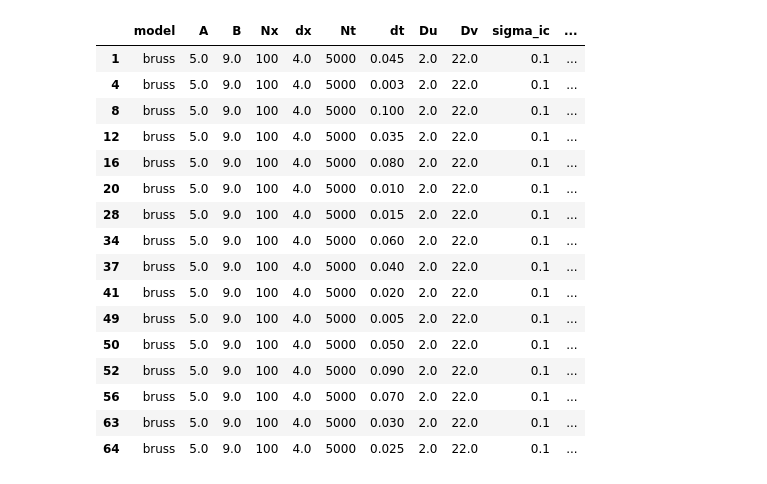
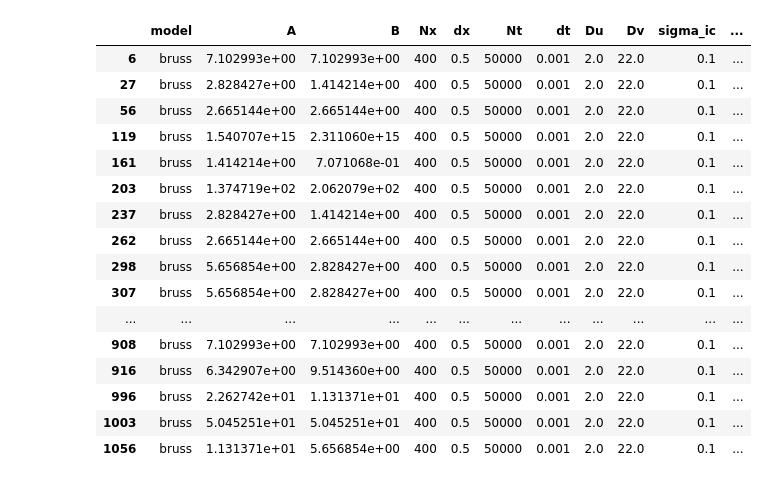
Before and after one commit to valentinvogt/pde-solvers-cuda, a Jupyter notebook: analysis/db.ipynb, the cells around one changed output. Saved outputs shown, nothing was run; the diff lists cells and outputs as text; code cells hidden in the pictures.

```diff
--- a/analysis/db.ipynb
+++ b/analysis/db.ipynb
@@ -40,25 +42,25 @@ array(['bruss_blowup'], dtype=object)
 # %%
 df = df0.copy()
-df = df[(df["run_id"] == 'bruss_blowup') & (df["dx"] == 4.0)]
+df = df[(df["run_id"] == 'vary_ab_exp')]
 df
 # %% [output]
 |  | model | A | B | Nx | dx | Nt | dt | Du | Dv | sigma_ic | ... |
-| 1 | bruss | 5.0 | 9.0 | 100 | 4.0 | 5000 | 0.045 | 2.0 | 22.0 | 0.1 | ... |
-| 4 | bruss | 5.0 | 9.0 | 100 | 4.0 | 5000 | 0.003 | 2.0 | 22.0 | 0.1 | ... |
-| 8 | bruss | 5.0 | 9.0 | 100 | 4.0 | 5000 | 0.100 | 2.0 | 22.0 | 0.1 | ... |
-| 12 | bruss | 5.0 | 9.0 | 100 | 4.0 | 5000 | 0.035 | 2.0 | 22.0 | 0.1 | ... |
-| 16 | bruss | 5.0 | 9.0 | 100 | 4.0 | 5000 | 0.080 | 2.0 | 22.0 | 0.1 | ... |
-| 20 | bruss | 5.0 | 9.0 | 100 | 4.0 | 5000 | 0.010 | 2.0 | 22.0 | 0.1 | ... |
-| 28 | bruss | 5.0 | 9.0 | 100 | 4.0 | 5000 | 0.015 | 2.0 | 22.0 | 0.1 | ... |
-| 34 | bruss | 5.0 | 9.0 | 100 | 4.0 | 5000 | 0.060 | 2.0 | 22.0 | 0.1 | ... |
-| 37 | bruss | 5.0 | 9.0 | 100 | 4.0 | 5000 | 0.040 | 2.0 | 22.0 | 0.1 | ... |
-| 41 | bruss | 5.0 | 9.0 | 100 | 4.0 | 5000 | 0.020 | 2.0 | 22.0 | 0.1 | ... |
-| 49 | bruss | 5.0 | 9.0 | 100 | 4.0 | 5000 | 0.005 | 2.0 | 22.0 | 0.1 | ... |
-| 50 | bruss | 5.0 | 9.0 | 100 | 4.0 | 5000 | 0.050 | 2.0 | 22.0 | 0.1 | ... |
-| 52 | bruss | 5.0 | 9.0 | 100 | 4.0 | 5000 | 0.090 | 2.0 | 22.0 | 0.1 | ... |
-| 56 | bruss | 5.0 | 9.0 | 100 | 4.0 | 5000 | 0.070 | 2.0 | 22.0 | 0.1 | ... |
-| 63 | bruss | 5.0 | 9.0 | 100 | 4.0 | 5000 | 0.030 | 2.0 | 22.0 | 0.1 | ... |
-| 64 | bruss | 5.0 | 9.0 | 100 | 4.0 | 5000 | 0.025 | 2.0 | 22.0 | 0.1 | ... |
+| 6 | bruss | 7.102993e+00 | 7.102993e+00 | 400 | 0.5 | 50000 | 0.001 | 2.0 | 22.0 | 0.1 | ... |
+| 27 | bruss | 2.828427e+00 | 1.414214e+00 | 400 | 0.5 | 50000 | 0.001 | 2.0 | 22.0 | 0.1 | ... |
+| 56 | bruss | 2.665144e+00 | 2.665144e+00 | 400 | 0.5 | 50000 | 0.001 | 2.0 | 22.0 | 0.1 | ... |
+| 119 | bruss | 1.540707e+15 | 2.311060e+15 | 400 | 0.5 | 50000 | 0.001 | 2.0 | 22.0 | 0.1 | ... |
+| 161 | bruss | 1.414214e+00 | 7.071068e-01 | 400 | 0.5 | 50000 | 0.001 | 2.0 | 22.0 | 0.1 | ... |
+| 203 | bruss | 1.374719e+02 | 2.062079e+02 | 400 | 0.5 | 50000 | 0.001 | 2.0 | 22.0 | 0.1 | ... |
+| 237 | bruss | 2.828427e+00 | 1.414214e+00 | 400 | 0.5 | 50000 | 0.001 | 2.0 | 22.0 | 0.1 | ... |
+| 262 | bruss | 2.665144e+00 | 2.665144e+00 | 400 | 0.5 | 50000 | 0.001 | 2.0 | 22.0 | 0.1 | ... |
+| 298 | bruss | 5.656854e+00 | 2.828427e+00 | 400 | 0.5 | 50000 | 0.001 | 2.0 | 22.0 | 0.1 | ... |
+| 307 | bruss | 5.656854e+00 | 2.828427e+00 | 400 | 0.5 | 50000 | 0.001 | 2.0 | 22.0 | 0.1 | ... |
+| ... | ... | ... | ... | ... | ... | ... | ... | ... | ... | ... | ... |
+| 908 | bruss | 7.102993e+00 | 7.102993e+00 | 400 | 0.5 | 50000 | 0.001 | 2.0 | 22.0 | 0.1 | ... |
+| 916 | bruss | 6.342907e+00 | 9.514360e+00 | 400 | 0.5 | 50000 | 0.001 | 2.0 | 22.0 | 0.1 | ... |
+| 996 | bruss | 2.262742e+01 | 1.131371e+01 | 400 | 0.5 | 50000 | 0.001 | 2.0 | 22.0 | 0.1 | ... |
+| 1003 | bruss | 5.045251e+01 | 5.045251e+01 | 400 | 0.5 | 50000 | 0.001 | 2.0 | 22.0 | 0.1 | ... |
+| 1056 | bruss | 1.131371e+01 | 5.656854e+00 | 400 | 0.5 | 50000 | 0.001 | 2.0 | 22.0 | 0.1 | ... |
 # %%
 def ab_grid(
     df, component_idx=0, frame=-1, sigdigits=2, var1="A", var2="B", file="", an=False
```
Also changed, not shown: parts of 15 cells of this notebook, 8 other files.
